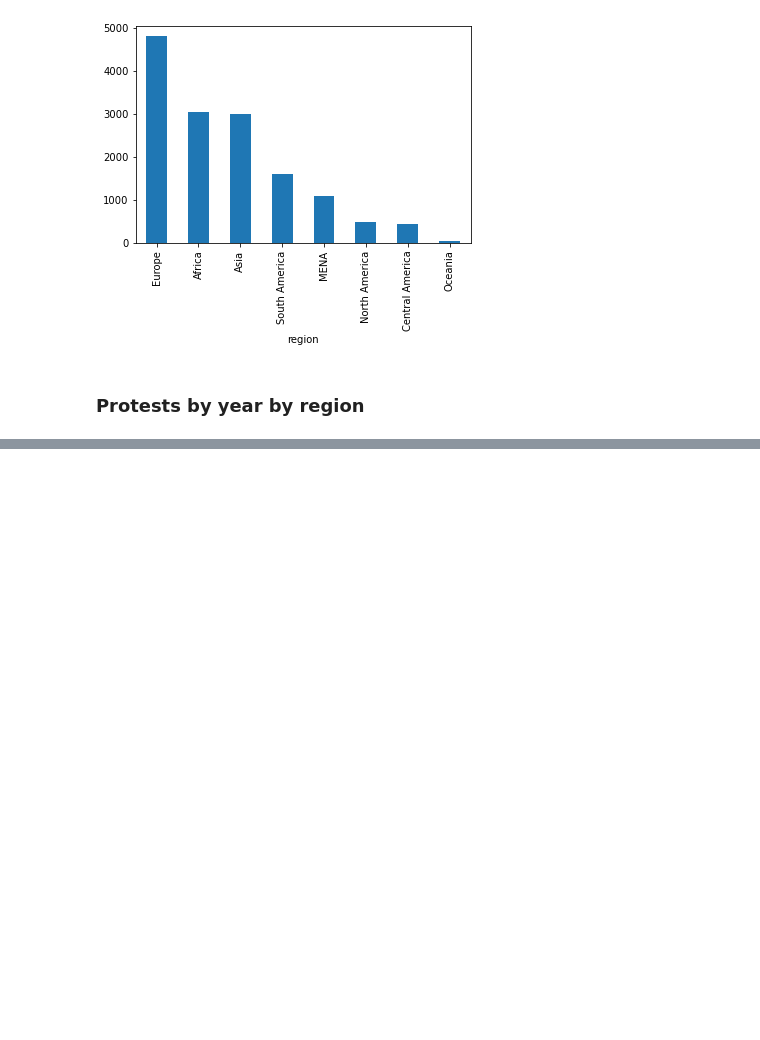
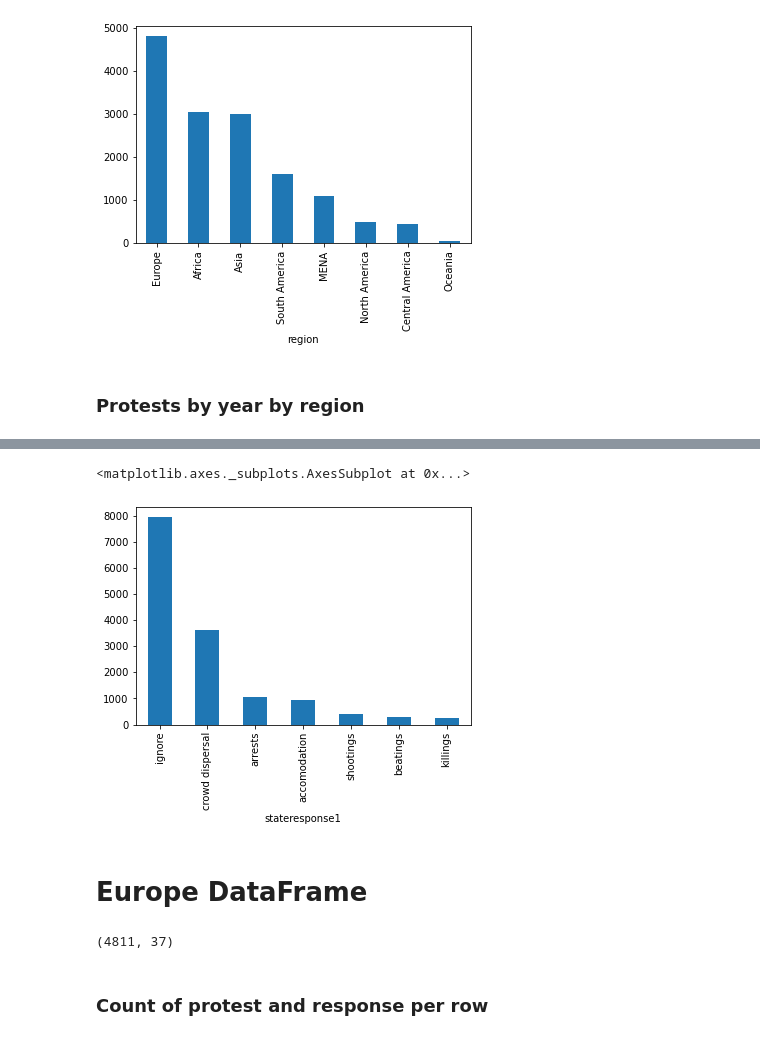
Before and after one commit to 1aaronh/worldwide_protest_analysis, a Jupyter notebook: group_project_eda.ipynb, the cells around one changed output, grey strips where cells are left out. Drawn from its saved outputs; the diff is of its cells as text; code cells hidden in the pictures; blank space fills up the shorter version.

```diff
--- a/group_project_eda.ipynb
+++ b/group_project_eda.ipynb
@@ -136,3 +337,14 @@ df2['startday'] = df2['startday'].astype(int)
 df2['endyear'] = df2['endyear'].astype(int)
 df2['endmonth'] = df2['endmonth'].astype(int)
 df2['endday'] = df2['endday'].astype(int)
+
+
+df2['startdate'] = df2.apply(lambda x: datetime.date(x['startyear'], x['startmonth'], x['startday']), axis = 1)
+
+df2['enddate'] = df2.apply(lambda x: datetime.date(x['endyear'], x['endmonth'], x['endday']), axis = 1)
+
+df2['startdate'] = pd.to_datetime(df2['startdate'])
+df2['enddate'] = pd.to_datetime(df2['enddate'])
+
+df2['datedelta'] = df2['enddate'] - df2['startdate']
+df2['datedelta'] = df2['datedelta'].dt.days.astype(int)
@@ -172,3 +375,10 @@ pd.crosstab(df2['region'], df2['year']).style.background_gradient(cmap = 'coolwa
 | North America | 17 | 14 | 9 | 10 | 27 | 20 | 12 | 14 | 16 | 15 | 17 | ... |
 | Oceania | 3 | 2 | 0 | 1 | 0 | 1 | 1 | 2 | 1 | 0 | 2 | ... |
 | South America | 48 | 52 | 69 | 41 | 63 | 49 | 62 | 63 | 64 | 76 | 67 | ... |
+# %%
+df2.groupby(['stateresponse1'])['id'].count().sort_values(ascending = False).plot.bar()
+# %% [output]
+<matplotlib.axes._subplots.AxesSubplot at 0x...>
+[figure, added]
+# %% [markdown]
+# Europe DataFrame
@@ -174,0 +387,6 @@ pd.crosstab(df2['region'], df2['year']).style.background_gradient(cmap = 'coolwa
+# %%
+edf.shape
+# %% [output]
+(4811, 37)
+# %% [markdown]
+### Count of protest and response per row
```
Also changed, not shown: parts of 86 cells of this notebook.
